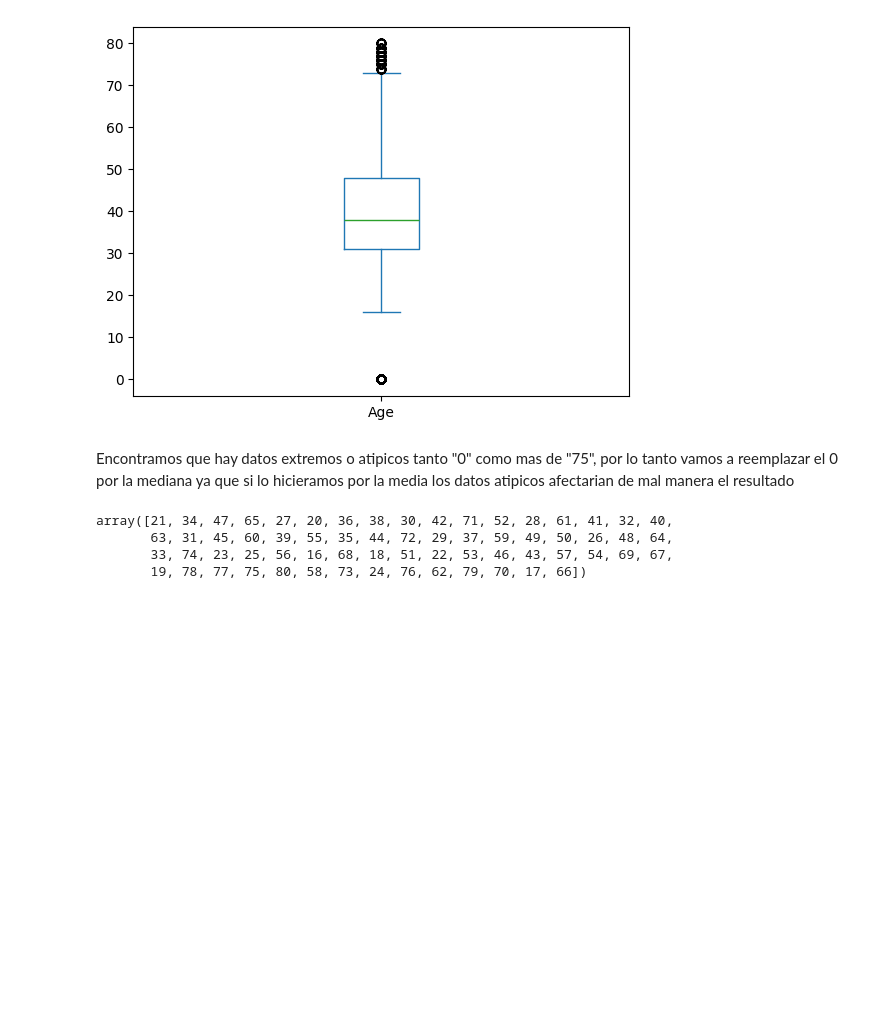
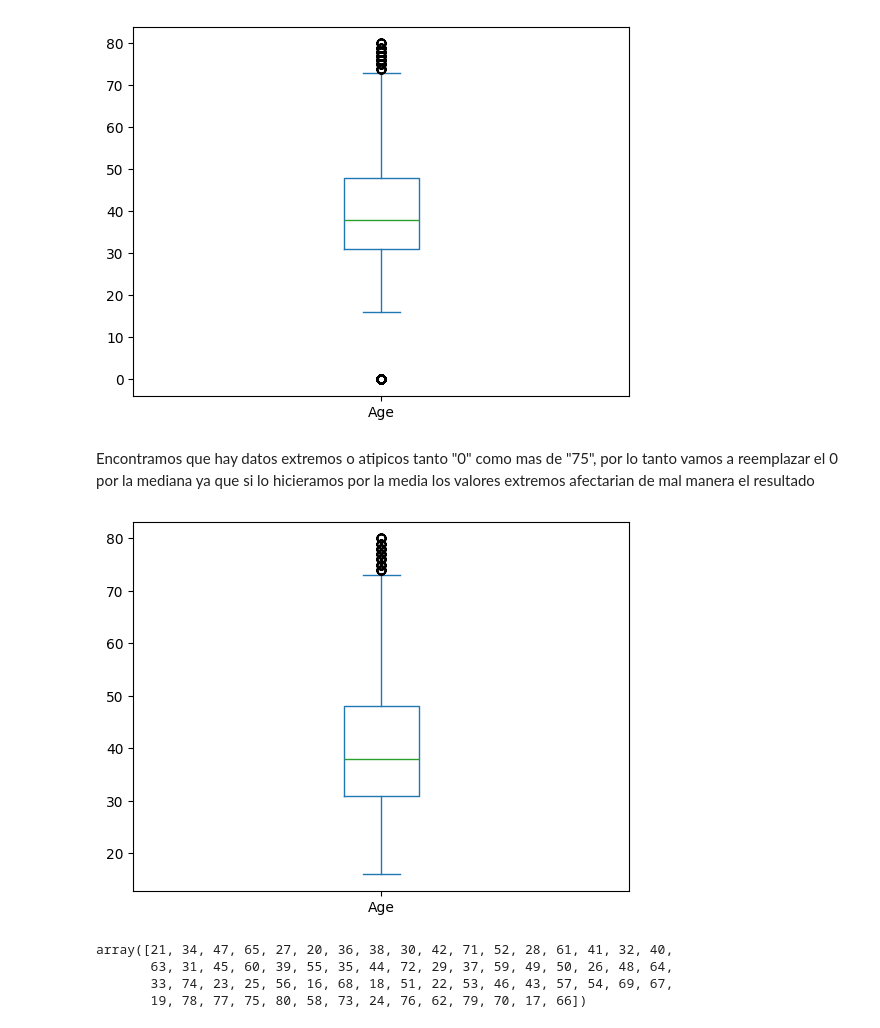
Before and after one commit to V1perB1te/Fraude_accidentes, a Jupyter notebook: Fase1_datos.ipynb, the cells around one changed output. Cells and saved outputs as stored; diff of their text form; code cells hidden in the pictures; blank space fills up the shorter version.

```diff
--- a/Fase1_datos.ipynb
+++ b/Fase1_datos.ipynb
@@ -201,9 +203,14 @@ plt.show()
 # %% [output]
 [figure]
 # %% [markdown]
-Encontramos que hay datos extremos o atipicos tanto "0" como mas de "75", por lo tanto vamos a reemplazar el 0 por la mediana ya que si lo hicieramos por la media los datos atipicos afectarian de mal manera el resultado
+Encontramos que hay datos extremos o atipicos tanto "0" como mas de "75", por lo tanto vamos a reemplazar el 0 por la mediana ya que si lo hicieramos por la media los valores extremos afectarian de mal manera el resultado
 # %%
 df.loc[df['Age'] == 0, 'Age'] = df['Age'].median()
+# %%
+df['Age'].plot(kind='box')
+plt.show()
+# %% [output]
+[figure, added]
 # %%
 
 df['Age'].unique()
```
Also changed, not shown: parts of 25 cells of this notebook, 1 other file.
